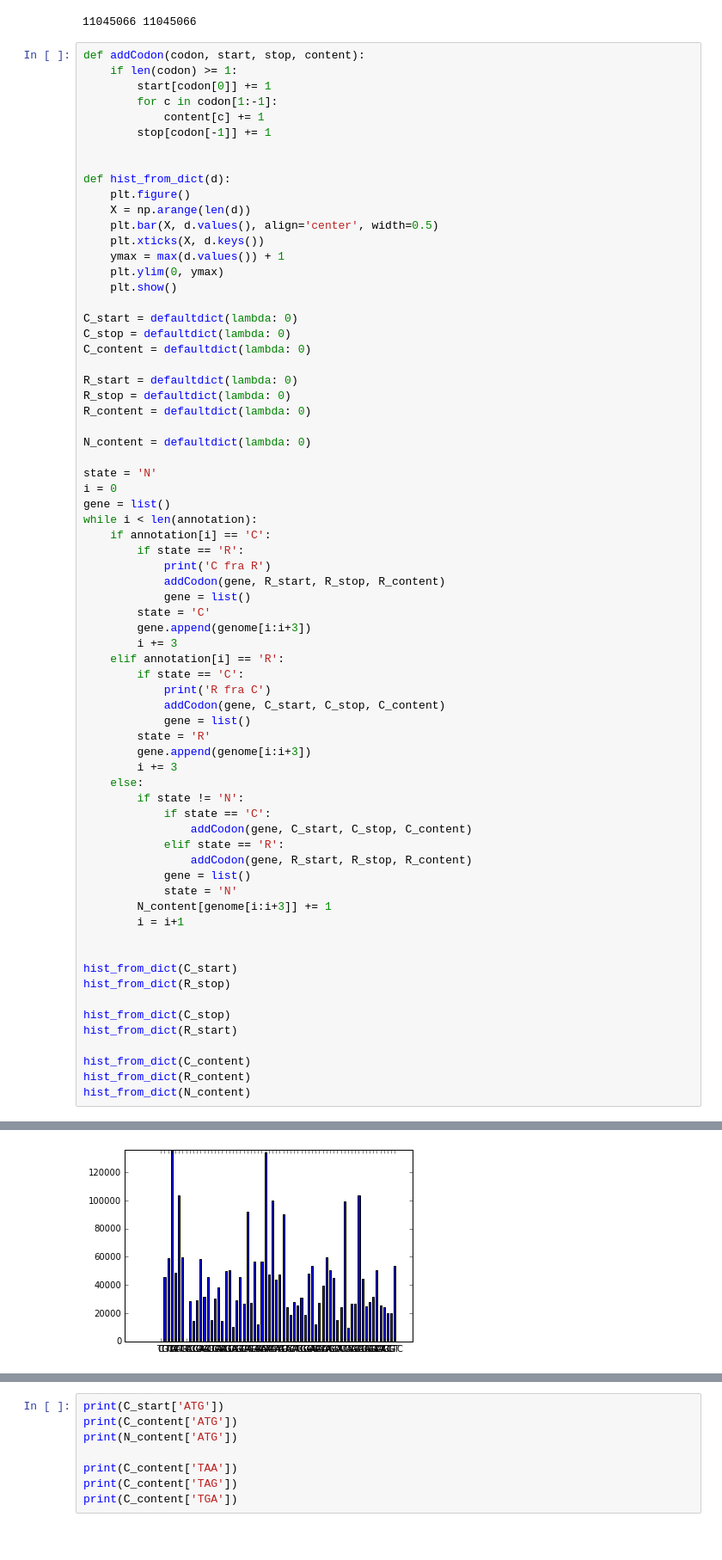
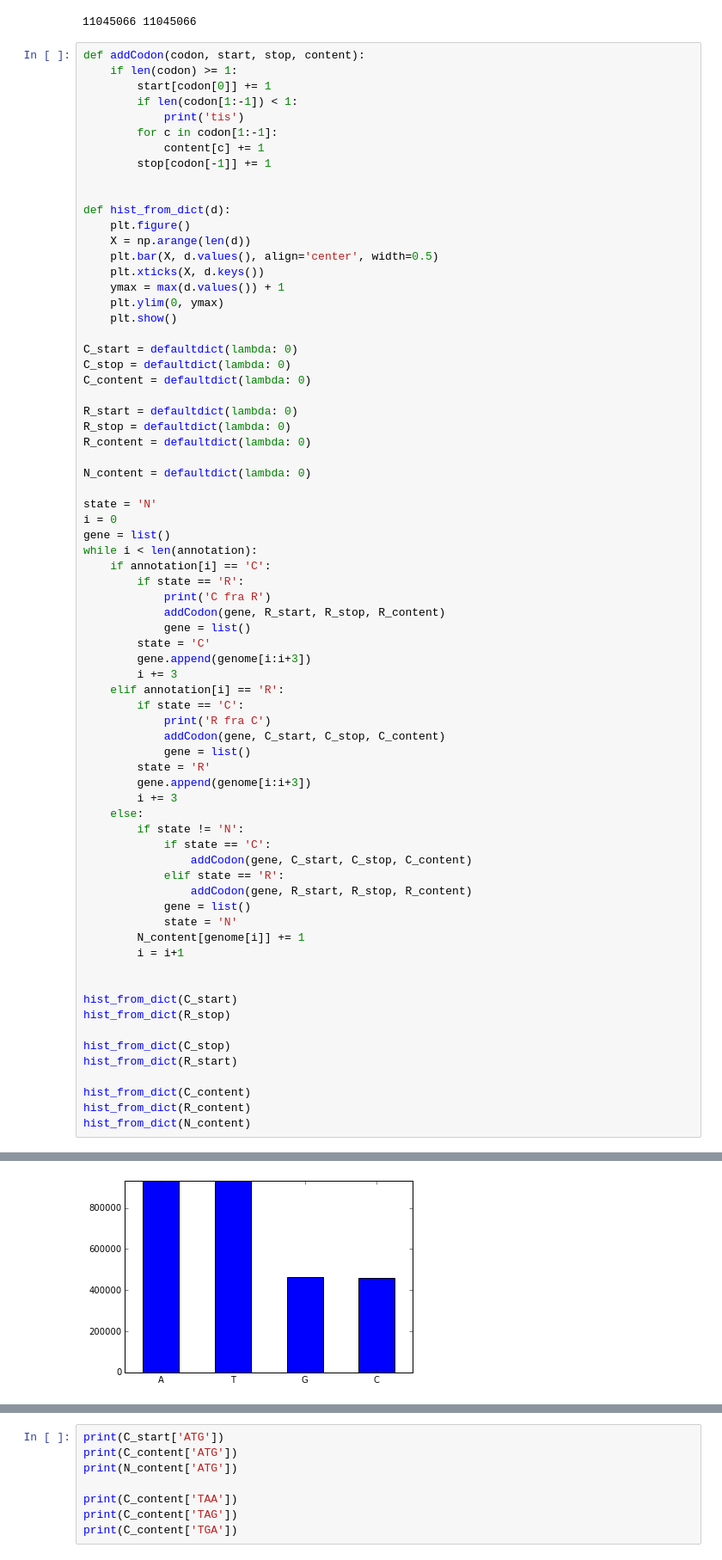
Before and after one commit to Malakith/dMachineLearning, a Jupyter notebook: handin3/handin3_group22.ipynb, the cells around one changed output, grey strips where cells are left out. Shown: that part at 86% size. Saved outputs shown, nothing was run; the diff lists cells and outputs as text.

```diff
--- a/handin3/handin3_group22.ipynb
+++ b/handin3/handin3_group22.ipynb
@@ -44,6 +44,8 @@ print(len(genome), len(annotation))
 def addCodon(codon, start, stop, content):
     if len(codon) >= 1:
         start[codon[0]] += 1
+        if len(codon[1:-1]) < 1:
+            print('tis')
         for c in codon[1:-1]:
             content[c] += 1
         stop[codon[-1]] += 1
@@ -96,7 +98,7 @@ while i < len(annotation):
                 addCodon(gene, R_start, R_stop, R_content)
             gene = list()
             state = 'N'
-        N_content[genome[i:i+3]] += 1
+        N_content[genome[i]] += 1
         i = i+1
 
 
@@ -123 +125 @@ R fra C
-[figure, old version]
+[figure, new version]
```
Also changed, not shown: parts of 3 cells of this notebook.
